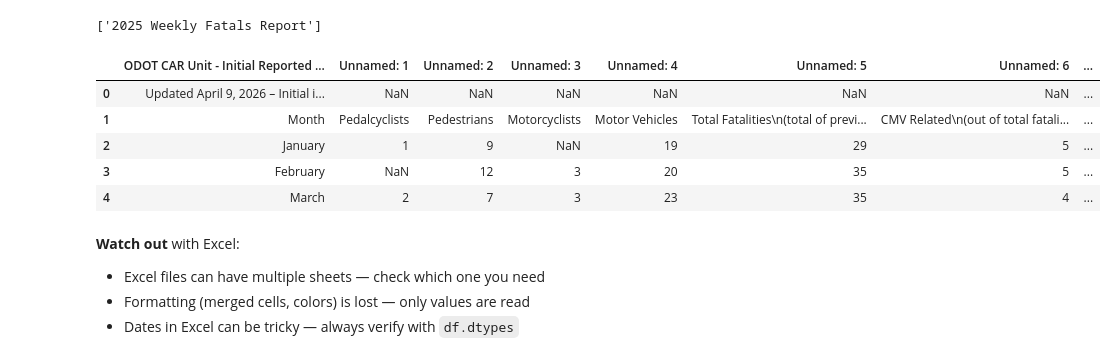
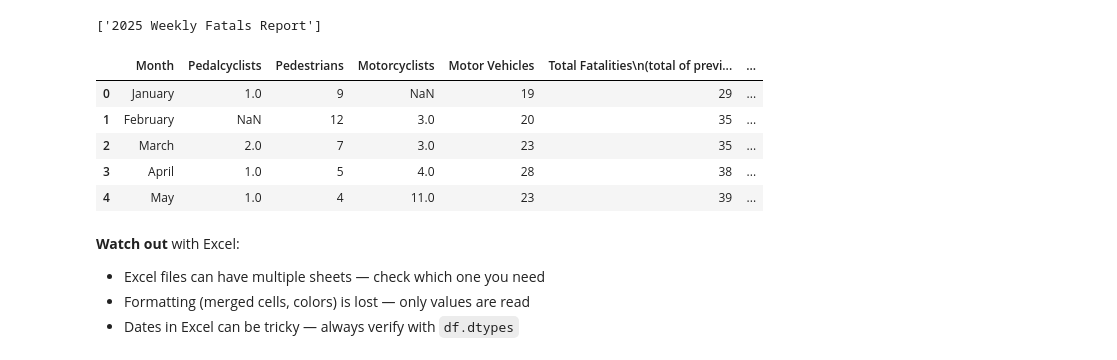
Before and after one commit to usp510/usp510.github.io, a Jupyter notebook: week3_data_processing.ipynb, the cells around one changed output. Drawn from its saved outputs; the diff is of its cells as text; code cells hidden in the pictures.

```diff
--- a/week3_data_processing.ipynb
+++ b/week3_data_processing.ipynb
@@ -65,15 +63,15 @@ print(xls.sheet_names)
 ['2025 Weekly Fatals Report']
 # %%
 # Basic read
-fatal = pd.read_excel('https://www.oregon.gov/odot/Data/Documents/ODOT_CAR_Unit-Initial_Reported_Motor_Vehicle_Traffic_Fatalities_2025.xlsx')
+fatal = pd.read_excel('https://www.oregon.gov/odot/Data/Documents/ODOT_CAR_Unit-Initial_Reported_Motor_Vehicle_Traffic_Fatalities_2025.xlsx', skiprows=2)
 fatal.head()
 # %% [output]
-|  | ODOT CAR Unit - Initial Reported ... | Unnamed: 1 | Unnamed: 2 | Unnamed: 3 | Unnamed: 4 | Unnamed: 5 | Unnamed: 6 | ... |
-| 0 | Updated April 9, 2026 – Initial i... | NaN | NaN | NaN | NaN | NaN | NaN | ... |
-| 1 | Month | Pedalcyclists | Pedestrians | Motorcyclists | Motor Vehicles | Total Fatalities\n(total of previ... | CMV Related\n(out of total fatali... | ... |
-| 2 | January | 1 | 9 | NaN | 19 | 29 | 5 | ... |
-| 3 | February | NaN | 12 | 3 | 20 | 35 | 5 | ... |
-| 4 | March | 2 | 7 | 3 | 23 | 35 | 4 | ... |
+|  | Month | Pedalcyclists | Pedestrians | Motorcyclists | Motor Vehicles | Total Fatalities\n(total of previ... | ... |
+| 0 | January | 1.0 | 9 | NaN | 19 | 29 | ... |
+| 1 | February | NaN | 12 | 3.0 | 20 | 35 | ... |
+| 2 | March | 2.0 | 7 | 3.0 | 23 | 35 | ... |
+| 3 | April | 1.0 | 5 | 4.0 | 28 | 38 | ... |
+| 4 | May | 1.0 | 4 | 11.0 | 23 | 39 | ... |
 # %% [markdown]
 **Watch out** with Excel:
 - Excel files can have multiple sheets — check which one you need
```
Also changed, not shown: parts of 20 cells of this notebook, 4 other files.
